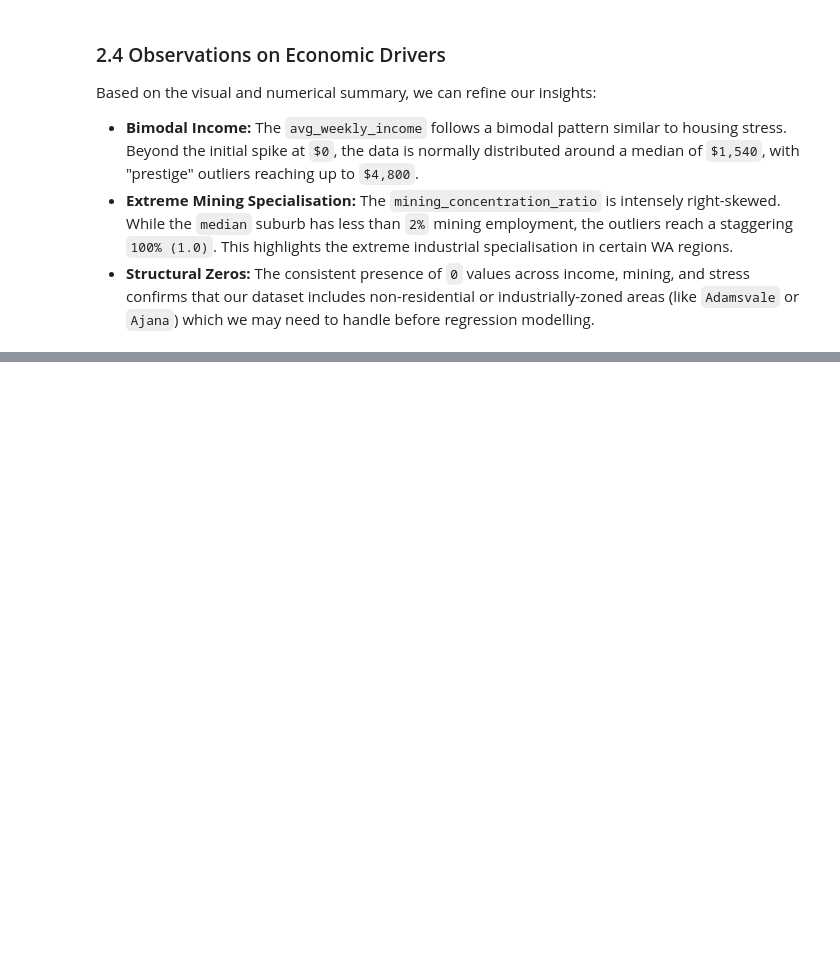
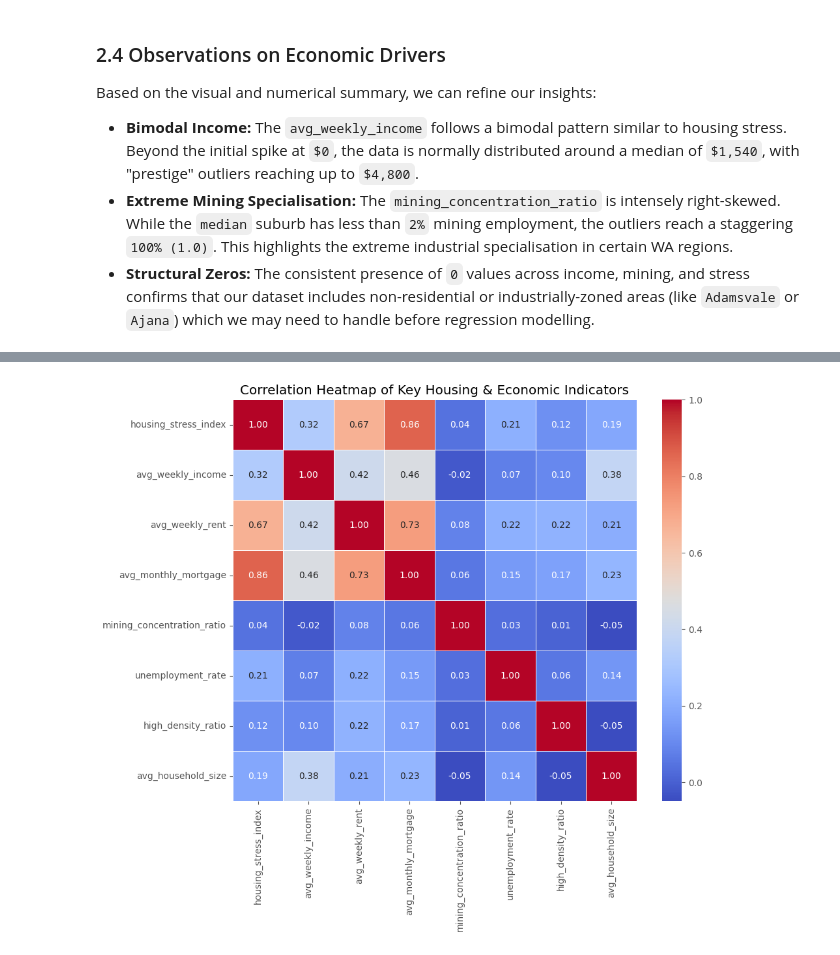
Before and after one commit to GaryUWA/WA-Housing-Model-2021-analysis, a Jupyter notebook: notebooks/02_statistical_eda.ipynb, the cells around one changed output, grey strips where cells are left out. Cells and saved outputs as stored; diff of their text form; code cells hidden in the pictures; blank space fills up the shorter version.

Commit message:
feat: add correlation and scatter plot analysis Identified mortgage and rent as primary stress drivers and noted the lack of a linear state-wide link for mining.

```diff
--- a/notebooks/02_statistical_eda.ipynb
+++ b/notebooks/02_statistical_eda.ipynb
@@ -136,0 +143,18 @@ Based on the visual and numerical summary, we can refine our insights:
+# %%
+# Select a subset of key features for correlation matrix
+core_features = [
+    'housing_stress_index', 'avg_weekly_income', 'avg_weekly_rent',
+    'avg_monthly_mortgage', 'mining_concentration_ratio',
+    'unemployment_rate', 'high_density_ratio', 'avg_household_size'
+]
+
+# Calculate the Pearson correlation matrix
+corr_matrix = df[core_features].corr()
+
+# Plot the heatmap
+plt.figure(figsize=(10, 8))
+sns.heatmap(corr_matrix, annot=True, cmap='coolwarm', fmt=".2f", linewidths=0.5)
+plt.title('Correlation Heatmap of Key Housing & Economic Indicators')
+plt.show()
+# %% [output]
+[figure, added]
```
Also changed, not shown: parts of 4 cells of this notebook.
